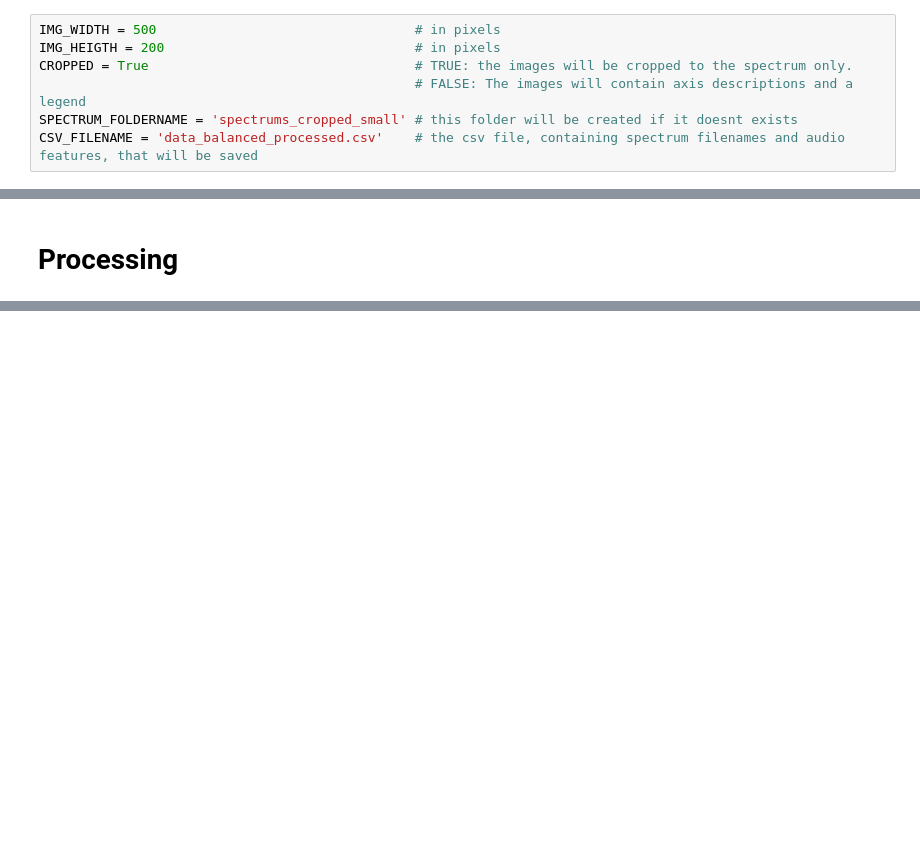
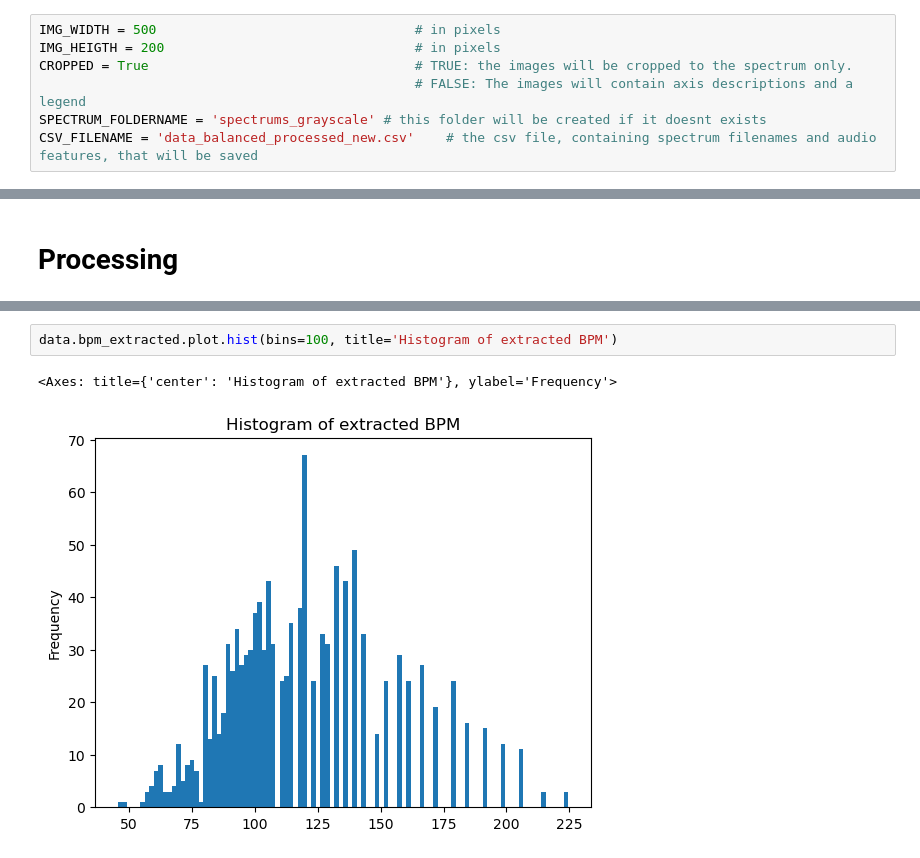
Before and after one commit to Knerten0815/GrooveLens, a Jupyter notebook: Notebooks/balanced_feature_extraction.ipynb, the cells around one changed output, grey strips where cells are left out. Cells and saved outputs as stored; diff of their text form; blank space fills up the shorter version.

```diff
--- a/Notebooks/balanced_feature_extraction.ipynb
+++ b/Notebooks/balanced_feature_extraction.ipynb
@@ -3,8 +3,8 @@ IMG_WIDTH = 500                                 # in pixels
 IMG_HEIGTH = 200                                # in pixels
 CROPPED = True                                  # TRUE: the images will be cropped to the spectrum only.
                                                 # FALSE: The images will contain axis descriptions and a legend
-SPECTRUM_FOLDERNAME = 'spectrums_cropped_small' # this folder will be created if it doesnt exists
-CSV_FILENAME = 'data_balanced_processed.csv'    # the csv file, containing spectrum filenames and audio features, that will be saved
+SPECTRUM_FOLDERNAME = 'spectrums_grayscale' # this folder will be created if it doesnt exists
+CSV_FILENAME = 'data_balanced_processed_new.csv'    # the csv file, containing spectrum filenames and audio features, that will be saved
 # %%
 import pandas as pd
 import os
@@ -203,0 +295,5 @@ File already: ..\Datasets\spectrums_cropped_small\drummer1/session1/100_neworlea
+# %%
+data.bpm_extracted.plot.hist(bins=100, title='Histogram of extracted BPM')
+# %% [output]
+<Axes: title={'center': 'Histogram of extracted BPM'}, ylabel='Frequency'>
+[figure, added]
```
Also changed, not shown: parts of 24 cells of this notebook, 8 other files.
